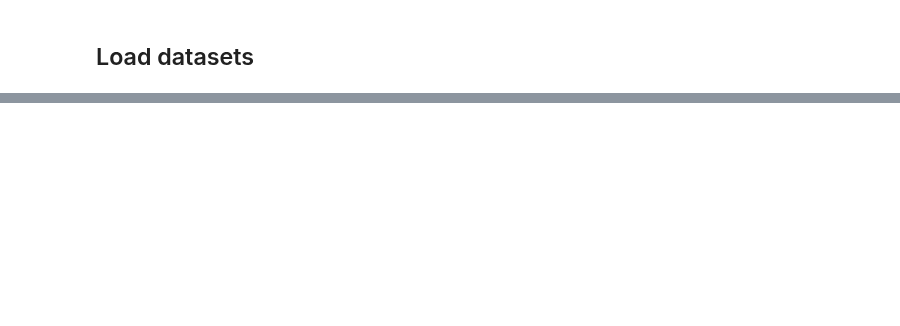
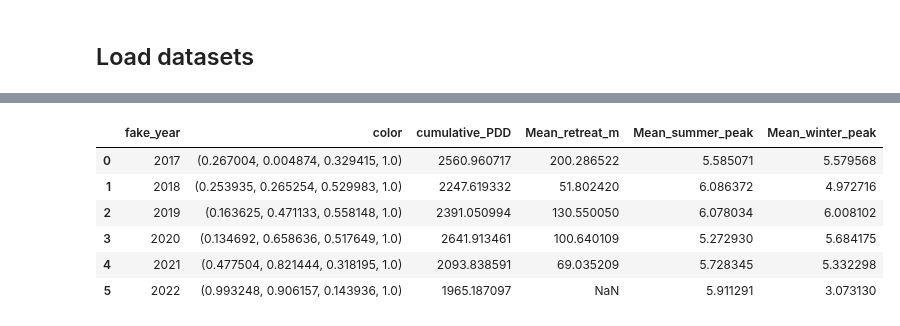
Before and after one commit to pohlan/Hubbard2024, a Jupyter notebook: make_paper_figures/speed_peaks_vs_weather_terminus.ipynb, the cells around one changed output, grey strips where cells are left out. Drawn from its saved outputs; the diff is of its cells as text; code cells hidden in the pictures; blank space fills up the shorter version.

```diff
--- a/make_paper_figures/speed_peaks_vs_weather_terminus.ipynb
+++ b/make_paper_figures/speed_peaks_vs_weather_terminus.ipynb
@@ -598,0 +95,57 @@ plt.show()
+# %%
+## Calculate annual peaks
+# Add fake year columns (starting in April)
+def add_fake_year_column(df):
+    def calculate_fake_year(month, year):
+        if month < 4:
+            return year-1
+        else:
+            return year
+    months, years = df['Date'].dt.month.values, df['Date'].dt.year.values
+    df['fake_year'] = [calculate_fake_year(month, year)
+                        for month, year in list(zip(months, years))]
+    return df
+def subset_fake_years_add_color(df):
+    df = df.loc[(df['fake_year'] >= 2017) & (df['fake_year'] <= 2022)]
+    df['color'] = [plt.cm.viridis(i/5) for i in range(0,len(df))]
+    return df
+
+# PDDs
+air = add_fake_year_column(air)
+air['fake_year'] = air['fake_year'] + 1
+def calculate_pdd(temp):
+    if temp > 0:
+        return temp
+    else:
+        return 0
+air['PDD'] = air['air_temp_set_1'].apply(calculate_pdd)
+air['cumulative_PDD'] = air.groupby(air['Date'].dt.year)['PDD'].cumsum()
+ipeaks = air.groupby(air['fake_year'])['cumulative_PDD'].idxmax().values
+pdd_peaks = air.loc[ipeaks, ['Date', 'cumulative_PDD', 'fake_year']].reset_index(drop=True)
+pdd_peaks = subset_fake_years_add_color(pdd_peaks)
+# Terminus retreat
+term = add_fake_year_column(term)
+ipeaks = term.groupby(term['fake_year'])['Mean_retreat_m'].idxmax()
+term_peaks = term.loc[ipeaks, ['Date', 'Mean_retreat_m', 'fake_year']].reset_index(drop=True)
+term_peaks = subset_fake_years_add_color(term_peaks)
+# Summer speed peaks
+v_term = add_fake_year_column(v_term)
+v_term_summer = v_term.loc[(v_term['Date'].dt.month >= 4) & ((v_term['Date'].dt.month <= 6))]
+ipeaks = v_term_summer.groupby(v_term_summer['fake_year'])['Mean'].idxmax().values
+v_summer_peaks = v_term_summer.loc[ipeaks, ['Date', 'Mean', 'fake_year']].reset_index(drop=True)
+v_summer_peaks = subset_fake_years_add_color(v_summer_peaks)
+# Winter speed peaks
+v_term_winter = v_term.loc[(v_term['Date'].dt.month > 10) | ((v_term['Date'].dt.month < 2))]
+ipeaks = v_term_winter.groupby(v_term_winter['fake_year'])['Mean'].idxmax().values
+v_winter_peaks = v_term_winter.loc[ipeaks, ['Date', 'Mean', 'fake_year']].reset_index(drop=True)
+v_winter_peaks = subset_fake_years_add_color(v_winter_peaks)
+
+# Merge into one dataframe for regression plotting
+peaks_merged = (pdd_peaks[['fake_year', 'color', 'cumulative_PDD']].merge(
+    term_peaks[['fake_year', 'Mean_retreat_m']].merge(
+        v_summer_peaks[['fake_year', 'Mean']].merge(
+            v_winter_peaks[['fake_year', 'Mean']], on='fake_year', how='outer', suffixes=['_summer_peak', '_winter_peak']),
+        on='fake_year', how='outer'),
+    on='fake_year', how='outer'))
+peaks_merged
+# %% [output]
@@ -598,0 +172,7 @@ plt.show()
+|  | fake_year | color | cumulative_PDD | Mean_retreat_m | Mean_summer_peak | Mean_winter_peak |
+| 0 | 2017 | (0.267004, 0.004874, 0.329415, 1.0) | 2560.960717 | 200.286522 | 5.585071 | 5.579568 |
+| 1 | 2018 | (0.253935, 0.265254, 0.529983, 1.0) | 2247.619332 | 51.802420 | 6.086372 | 4.972716 |
+| 2 | 2019 | (0.163625, 0.471133, 0.558148, 1.0) | 2391.050994 | 130.550050 | 6.078034 | 6.008102 |
+| 3 | 2020 | (0.134692, 0.658636, 0.517649, 1.0) | 2641.913461 | 100.640109 | 5.272930 | 5.684175 |
+| 4 | 2021 | (0.477504, 0.821444, 0.318195, 1.0) | 2093.838591 | 69.035209 | 5.728345 | 5.332298 |
+| 5 | 2022 | (0.993248, 0.906157, 0.143936, 1.0) | 1965.187097 | NaN | 5.911291 | 3.073130 |
```
Also changed, not shown: parts of 31 cells of this notebook, 1 other file.
